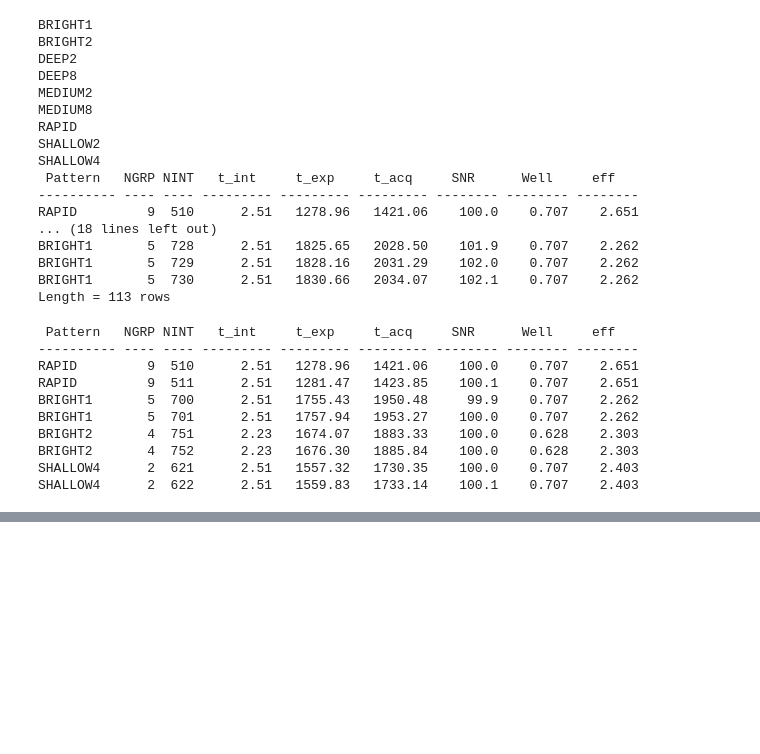
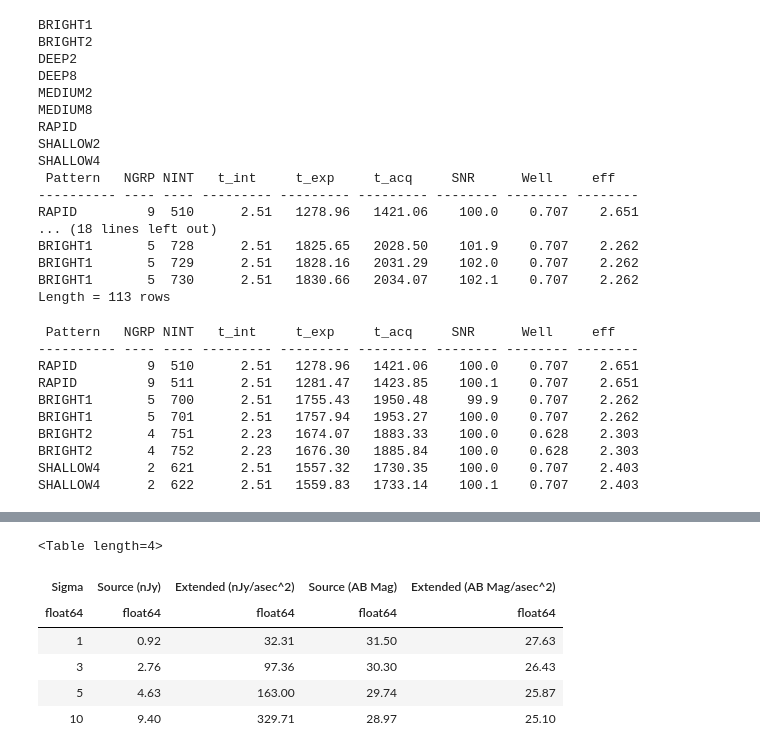
Before and after one commit to JarronL/pynrc, a Jupyter notebook: notebooks/Example_Ramp_Optimize.ipynb, the cells around one changed output, grey strips where cells are left out. Cells and saved outputs as stored; diff of their text form; code cells hidden in the pictures; blank space fills up the shorter version.

```diff
--- a/notebooks/Example_Ramp_Optimize.ipynb
+++ b/notebooks/Example_Ramp_Optimize.ipynb
@@ -175,0 +264,9 @@ DEEP8         2   18      9.54    171.67    177.80    303.8    0.044   22.787
+# %%
+# Let's say we choose SHALLOW4, NGRP=8, NINT=11
+# Update detector readout
+nrc.update_detectors(read_mode='SHALLOW4', ngroup=8, nint=11)
+
+keys = nrc.multiaccum_times.keys()
+keys.sort()
+for k in keys:
+    print("{:<10}: {: 12.5f}".format(k, nrc.multiaccum_times[k]))
@@ -294,0 +469,6 @@ F322W2 SNR for K6V source
+# %%
+# Detection bandpass is F200W
+nrc = pynrc.NIRCam('F200W')
+
+# Flat spectrum (in photlam) with ABMag = 25 in the NIRCam bandpass
+sp = pynrc.stellar_spectrum('flat', 25, 'abmag', nrc.bandpass)
@@ -294,0 +495,3 @@ F322W2 SNR for K6V source
+# %%
+# MEDIUM8 10 10 looks like a good option
+nrc.update_detectors(read_mode='MEDIUM8', ngroup=10, nint=10, verbose=True)
@@ -294,0 +517,23 @@ F322W2 SNR for K6V source
+# %%
+# Calculate flux/mag for various nsigma detection limits
+tbl = Table(names=('Sigma', 'Source (nJy)',    'Extended (nJy/asec^2)',
+                            'Source (AB Mag)', 'Extended (AB Mag/asec^2)'))
+tbl['Sigma'].format = '.0f'
+for k in tbl.keys()[1:]:
+    tbl[k].format = '.2f'
+
+for sig in [1,3,5,10]:
+    snr_dict1 = nrc.sensitivity(nsig=sig, units='nJy', verbose=False)
+    snr_dict2 = nrc.sensitivity(nsig=sig, units='abmag', verbose=False)
+    tbl.add_row([sig, snr_dict1[0]['sensitivity'], snr_dict1[1]['sensitivity'],
+                snr_dict2[0]['sensitivity'], snr_dict2[1]['sensitivity']])
+# %%
+tbl
+# %% [output]
+<Table length=4>
+| Sigma | Source (nJy) | Extended (nJy/asec^2) | Source (AB Mag) | Extended (AB Mag/asec^2) |
+| float64 | float64 | float64 | float64 | float64 |
+| 1 | 0.92 | 32.31 | 31.50 | 27.63 |
+| 3 | 2.76 | 97.36 | 30.30 | 26.43 |
+| 5 | 4.63 | 163.00 | 29.74 | 25.87 |
+| 10 | 9.40 | 329.71 | 28.97 | 25.10 |
```
Also changed, not shown: parts of 34 cells of this notebook.
